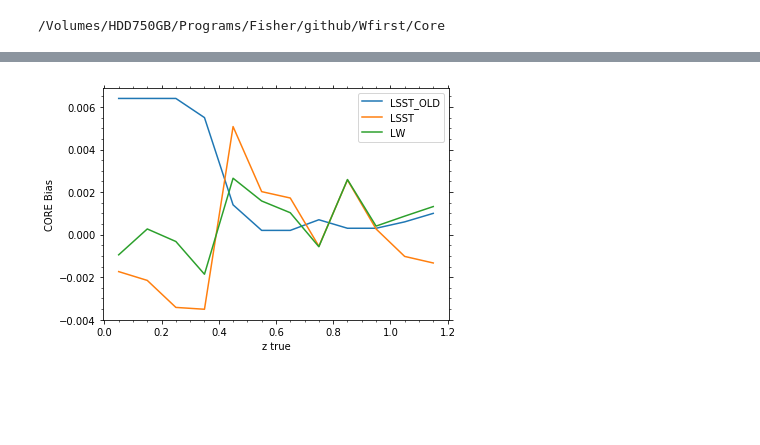
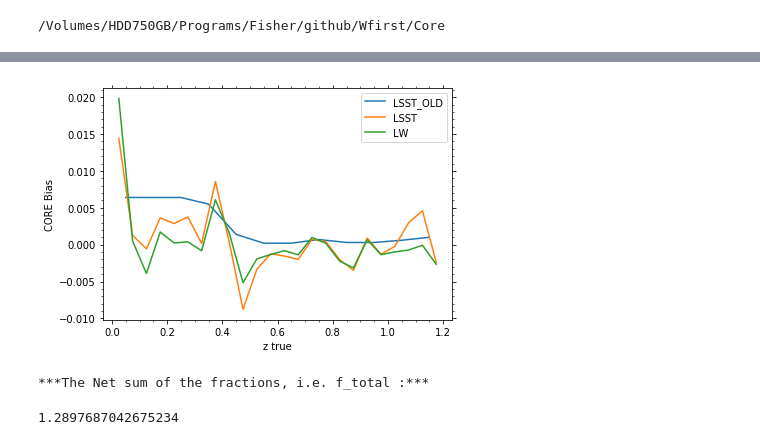
Before and after one commit to am610/Fisher-Matrix, a Jupyter notebook: github/Wfirst/Core/CORE_BIAS_Computation_LW.ipynb, the cells around one changed output, grey strips where cells are left out. Cells and saved outputs as stored; diff of their text form; code cells hidden in the pictures; blank space fills up the shorter version.

```diff
--- a/github/Wfirst/Core/CORE_BIAS_Computation_LW.ipynb
+++ b/github/Wfirst/Core/CORE_BIAS_Computation_LW.ipynb
@@ -26,3 +26,6 @@ df_w = df_w.iloc[:, :-1]
 
 df   = df.sort_values(by=['ztrue'])
 df_w = df_w.sort_values(by=['ztrue'])
+
+df = df[df.ztrue<=1.2]
+df_w = df_w[df_w.ztrue<=1.2]
@@ -28,0 +48,7 @@ df_w = df_w.sort_values(by=['ztrue'])
+# %%
+thresh_COR = 1.5
+
+### Identify the subset of catastrophic outlier-rejected test galaxies in the requested bin
+tx = np.where( ( np.abs( np.array(df_w.zphot) - np.array(df_w.ztrue) ) < thresh_COR ) )[0]
+CORzspec = np.array(df_w.ztrue)[tx]
+CORzphot = np.array(df_w.zphot)[tx]
@@ -50,18 +84,21 @@ def CORiqrbias(zphot,ztrue):
     return CORIQRbias
 # %%
 def bias(df):
-    bins = np.linspace(0,3.3,34)
-    label = np.linspace(0.05,3.25,33)
+    bins  = np.linspace(0,1.2,25)
+    start = (bins[0] + bins[1])/2.; end = (bins[-1] + bins[-2])/2.
 
+    label = np.linspace(start,end,24)
+    size=len(df)
     df['bin_z'] = pd.cut(df.ztrue, bins=bins, labels=label)
     df = df[df['bin_z'].notna()]
-    N=[];cor=[];zp=[];zs=[];
+    N=[];cor=[];zp=[];zs=[];fcore=[];
     for each in label:
         x = df[df['bin_z'] == each]
         N.append(len(x))
         cor.append(CORiqrbias(np.array(x.zphot),np.array(x.ztrue))) # Call the COR_IQR Function
         zp.append(np.mean(x.zphot))
         zs.append(np.mean(x.ztrue))
+        fcore.append(len(x)/size)
     N = pd.DataFrame(np.array(N))
     #N.columns = ['N']
     N.reset_index(drop=True, inplace=True)
@@ -69,9 +106,10 @@ def bias(df):
     zs = pd.DataFrame(zs)
     zp = pd.DataFrame(zp)
     l = pd.DataFrame(label)
-    N =  pd.concat([l,N,zs,zp,cor],axis=1,ignore_index=True)
-    N.columns = ['z','N','z_true','zphot','bias']
-    N = N.iloc[0:12 , : ] # 12 Bins
+    fcore = pd.DataFrame(fcore)
+    N =  pd.concat([l,N,zs,zp,cor,fcore],axis=1,ignore_index=True)
+    N.columns = ['z','N','z_true','zphot','bias','fcore']
+    #N = N.iloc[0:12 , : ] # 12 Bins
     return N
 # %%
 b_w= bias(df_w)
@@ -128,15 +238,15 @@ lsst_old = pd.read_csv('../../interpolated_new_2.csv',sep =' ' )# cormean, CORbi
 # %%
 fig, ax = plt.subplots()
 plt.plot(lsst_old.z,lsst_old.bias,label='LSST_OLD')
-plt.plot(b.z,(b.bias),label='LSST')
-plt.plot(b_w.z,(b_w.bias),label='LW')
+plt.plot(b.z,(-b.bias),label='LSST')
+plt.plot(b_w.z,(-b_w.bias),label='LW')
 plt.legend()
 ax.minorticks_on()
 ax.yaxis.set_ticks_position('both')
 ax.xaxis.set_ticks_position('both')
 plt.xlabel('z true')
 plt.ylabel('CORE Bias')
 plt.tight_layout()
 #plt.savefig('../Plot/Core_Bias.pdf',bbox_inches='tight')
 # %% [output]
-[figure, old version]
+[figure, new version]
@@ -142,0 +257,6 @@ plt.tight_layout()
+# %%
+print('***The Net sum of the fractions, i.e. f_total :***')
+f_t.sum()
+# %% [output]
+***The Net sum of the fractions, i.e. f_total :***
+1.2897687042675234
```
Also changed, not shown: parts of 12 cells of this notebook.
